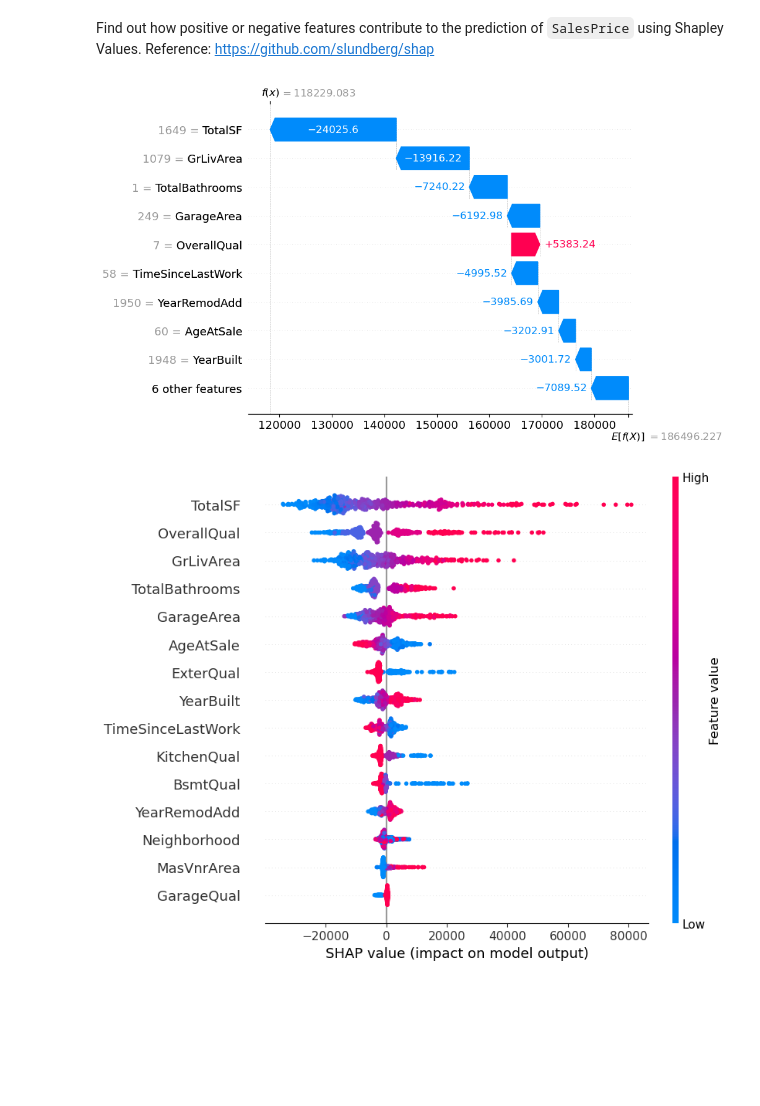
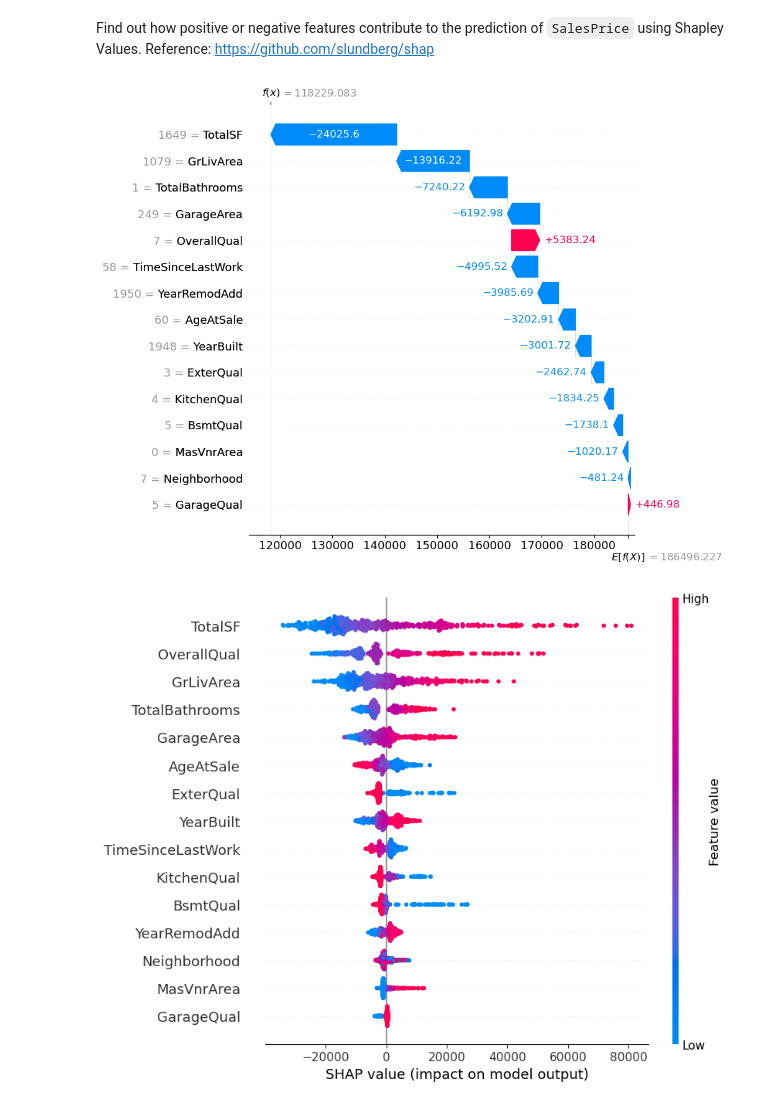
Before and after one commit to elijahspiegel/AmesHousingProject, a Jupyter notebook: Machine Learning Project - Combined - Iteration 1.ipynb, the cells around one changed output. Cells and saved outputs as stored; diff of their text form; code cells hidden in the pictures; blank space fills up the shorter version.

```diff
--- a/Machine Learning Project - Combined - Iteration 1.ipynb
+++ b/Machine Learning Project - Combined - Iteration 1.ipynb
@@ -1048,9 +1048,9 @@ explainer = shap.Explainer(rf_grid.predict, X_test_sub)
 # %%
 shap_values = explainer(X_test_sub)
 # %%
-shap.plots.waterfall(shap_values[0])
+shap.plots.waterfall(shap_values[0], max_display=20)
 # %% [output]
-[figure, old version]
+[figure, new version]
 # %%
 shap.plots.beeswarm(shap_values, max_display=20)
 # %% [output]
```
Also changed, not shown: parts of 11 cells of this notebook.
